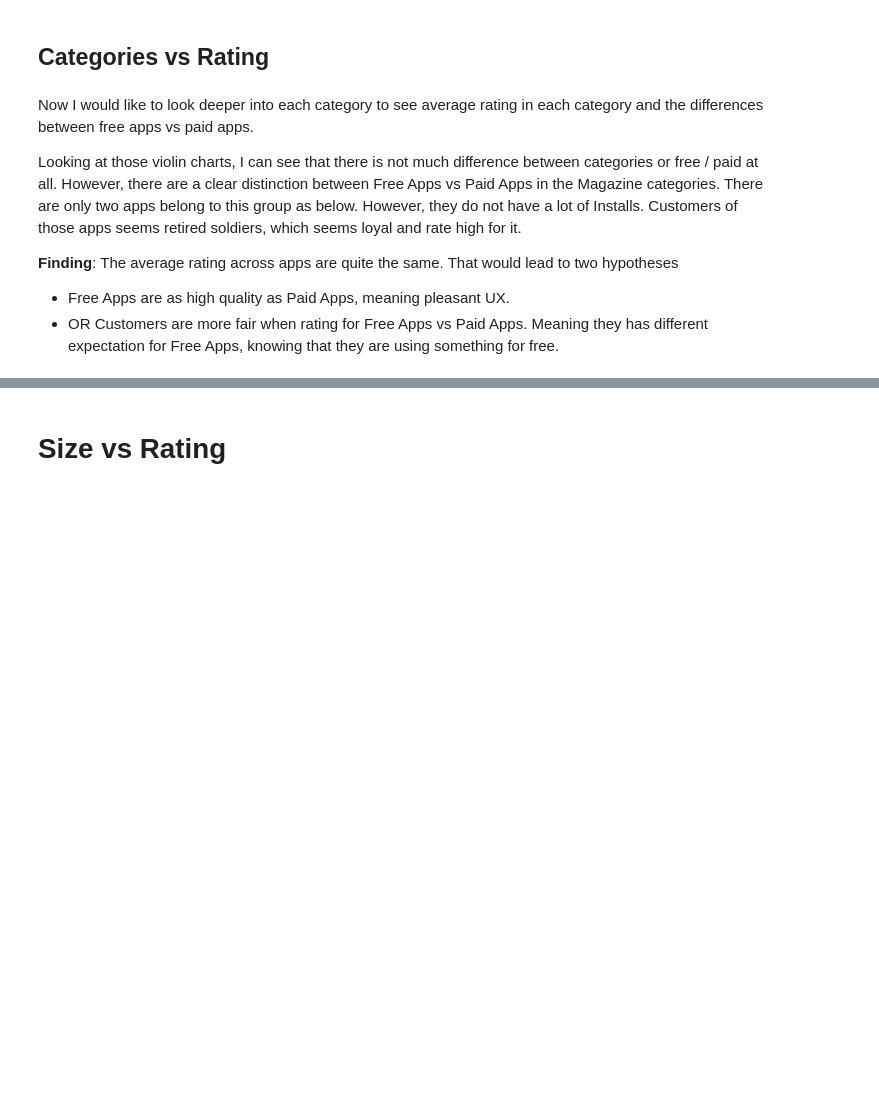
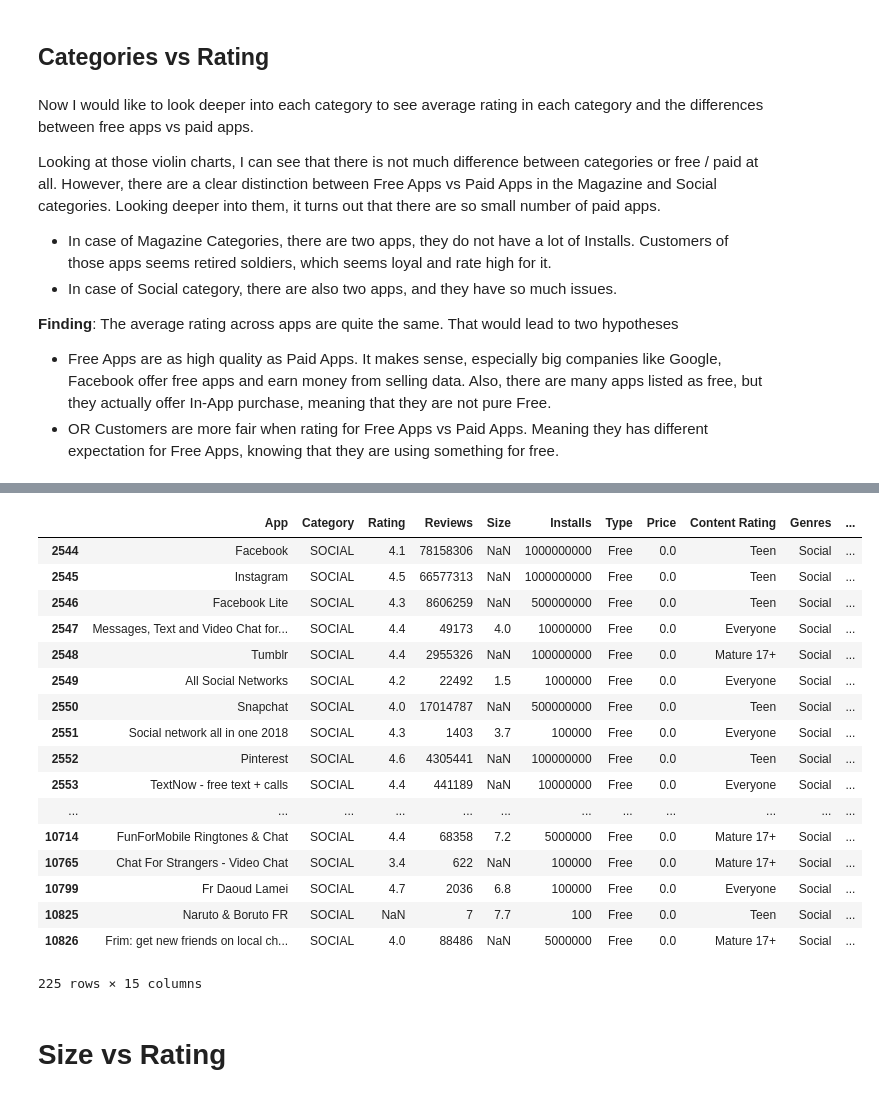
Before and after one commit to tranminhan/learning_ml, a Jupyter notebook: final/GooglePlayStore.ipynb, the cells around one changed output, grey strips where cells are left out. Cells and saved outputs as stored; diff of their text form; code cells hidden in the pictures; blank space fills up the shorter version.

```diff
--- a/final/GooglePlayStore.ipynb
+++ b/final/GooglePlayStore.ipynb
@@ -189,10 +190,14 @@ plotly.offline.iplot(data)
 # %% [markdown]
 Now I would like to look deeper into each category to see average rating in each category and the differences between free apps vs paid apps.
 
-Looking at those violin charts, I can see that there is not much difference between categories or free / paid at all. However, there are a clear distinction between Free Apps vs Paid Apps in the Magazine categories. There are only two apps belong to this group as below. However, they do not have a lot of Installs. Customers of those apps seems retired soldiers, which seems loyal and rate high for it.
+Looking at those violin charts, I can see that there is not much difference between categories or free / paid at all. However, there are a clear distinction between Free Apps vs Paid Apps in the Magazine and Social categories.
+Looking deeper into them, it turns out that there are so small number of paid apps.
+
+* In case of Magazine Categories, there are two apps, they do not have a lot of Installs. Customers of those apps seems retired soldiers, which seems loyal and rate high for it.
+* In case of Social category, there are also two apps, and they have so much issues.
 
 **Finding**: The average rating across apps are quite the same. That would lead to two hypotheses
-* Free Apps are as high quality as Paid Apps, meaning pleasant UX.
+* Free Apps are as high quality as Paid Apps. It makes sense, especially big companies like Google, Facebook offer free apps and earn money from selling data. Also, there are many apps listed as free, but they actually offer In-App purchase, meaning that they are not pure Free.
 * OR Customers are more fair when rating for Free Apps vs Paid Apps. Meaning they has different expectation for Free Apps, knowing that they are using something for free.
 # %%
 groups = df_clean.groupby('Category').filter(lambda x: len(x) > 200).reset_index()
@@ -228,6 +233,27 @@ df_clean[(df_clean['Category'] == 'NEWS_AND_MAGAZINES') & (df_clean['Type'] == '
 |  | App | Category | Rating | Reviews | Size | Installs | Type | Price | Content Rating | Genres | ... |
 | 4491 | Q Alerts: QAnon Drop Notification... | NEWS_AND_MAGAZINES | 4.7 | 143 | 26.0 | 5000 | Paid | 0.99 | Mature 17+ | News & Magazines | ... |
 | 9828 | Égalité et Réconciliation | NEWS_AND_MAGAZINES | 4.9 | 58 | 3.8 | 500 | Paid | 2.99 | Everyone | News & Magazines | ... |
+# %%
+df_clean[(df_clean['Category'] == 'SOCIAL') & (df_clean['Type'] == 'Free')]
+# %% [output]
+|  | App | Category | Rating | Reviews | Size | Installs | Type | Price | Content Rating | Genres | ... |
+| 2544 | Facebook | SOCIAL | 4.1 | 78158306 | NaN | 1000000000 | Free | 0.0 | Teen | Social | ... |
+| 2545 | Instagram | SOCIAL | 4.5 | 66577313 | NaN | 1000000000 | Free | 0.0 | Teen | Social | ... |
+| 2546 | Facebook Lite | SOCIAL | 4.3 | 8606259 | NaN | 500000000 | Free | 0.0 | Teen | Social | ... |
+| 2547 | Messages, Text and Video Chat for... | SOCIAL | 4.4 | 49173 | 4.0 | 10000000 | Free | 0.0 | Everyone | Social | ... |
+| 2548 | Tumblr | SOCIAL | 4.4 | 2955326 | NaN | 100000000 | Free | 0.0 | Mature 17+ | Social | ... |
+| 2549 | All Social Networks | SOCIAL | 4.2 | 22492 | 1.5 | 1000000 | Free | 0.0 | Everyone | Social | ... |
+| 2550 | Snapchat | SOCIAL | 4.0 | 17014787 | NaN | 500000000 | Free | 0.0 | Teen | Social | ... |
+| 2551 | Social network all in one 2018 | SOCIAL | 4.3 | 1403 | 3.7 | 100000 | Free | 0.0 | Everyone | Social | ... |
+| 2552 | Pinterest | SOCIAL | 4.6 | 4305441 | NaN | 100000000 | Free | 0.0 | Teen | Social | ... |
+| 2553 | TextNow - free text + calls | SOCIAL | 4.4 | 441189 | NaN | 10000000 | Free | 0.0 | Everyone | Social | ... |
+| ... | ... | ... | ... | ... | ... | ... | ... | ... | ... | ... | ... |
+| 10714 | FunForMobile Ringtones & Chat | SOCIAL | 4.4 | 68358 | 7.2 | 5000000 | Free | 0.0 | Mature 17+ | Social | ... |
+| 10765 | Chat For Strangers - Video Chat | SOCIAL | 3.4 | 622 | NaN | 100000 | Free | 0.0 | Mature 17+ | Social | ... |
+| 10799 | Fr Daoud Lamei | SOCIAL | 4.7 | 2036 | 6.8 | 100000 | Free | 0.0 | Everyone | Social | ... |
+| 10825 | Naruto & Boruto FR | SOCIAL | NaN | 7 | 7.7 | 100 | Free | 0.0 | Teen | Social | ... |
+| 10826 | Frim: get new friends on local ch... | SOCIAL | 4.0 | 88486 | NaN | 5000000 | Free | 0.0 | Mature 17+ | Social | ... |
+225 rows × 15 columns
 # %% [markdown]
 # Size vs Rating
 # %% [markdown]
```
Also changed, not shown: parts of 3 cells of this notebook.
